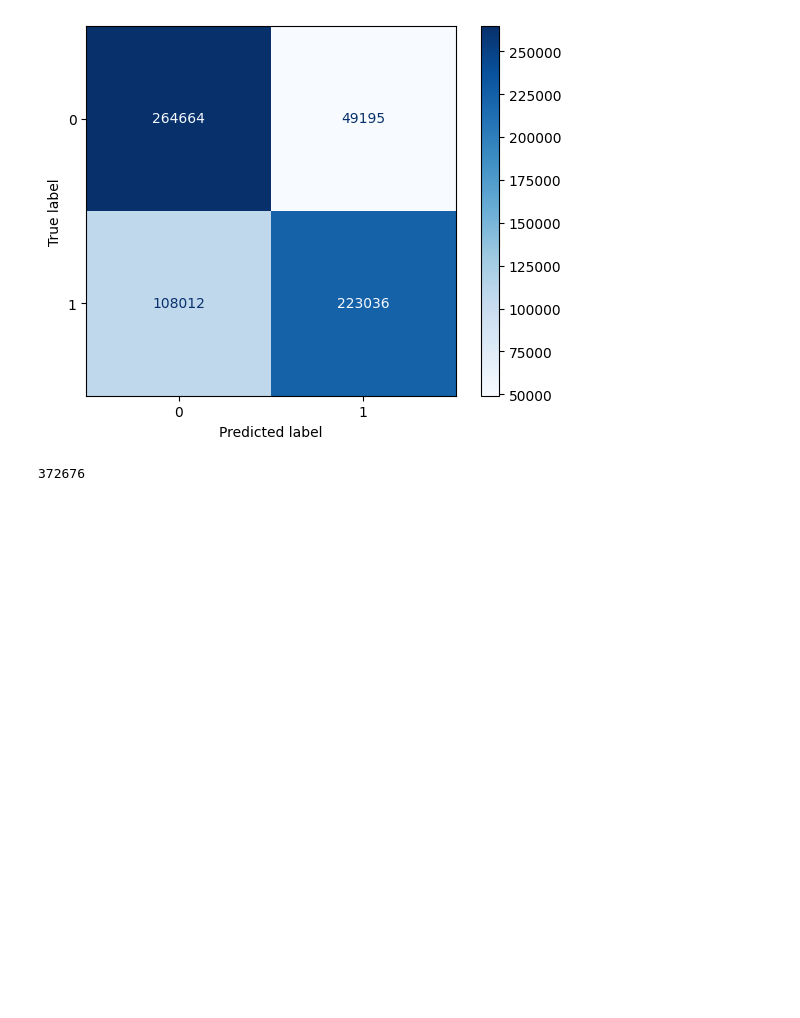
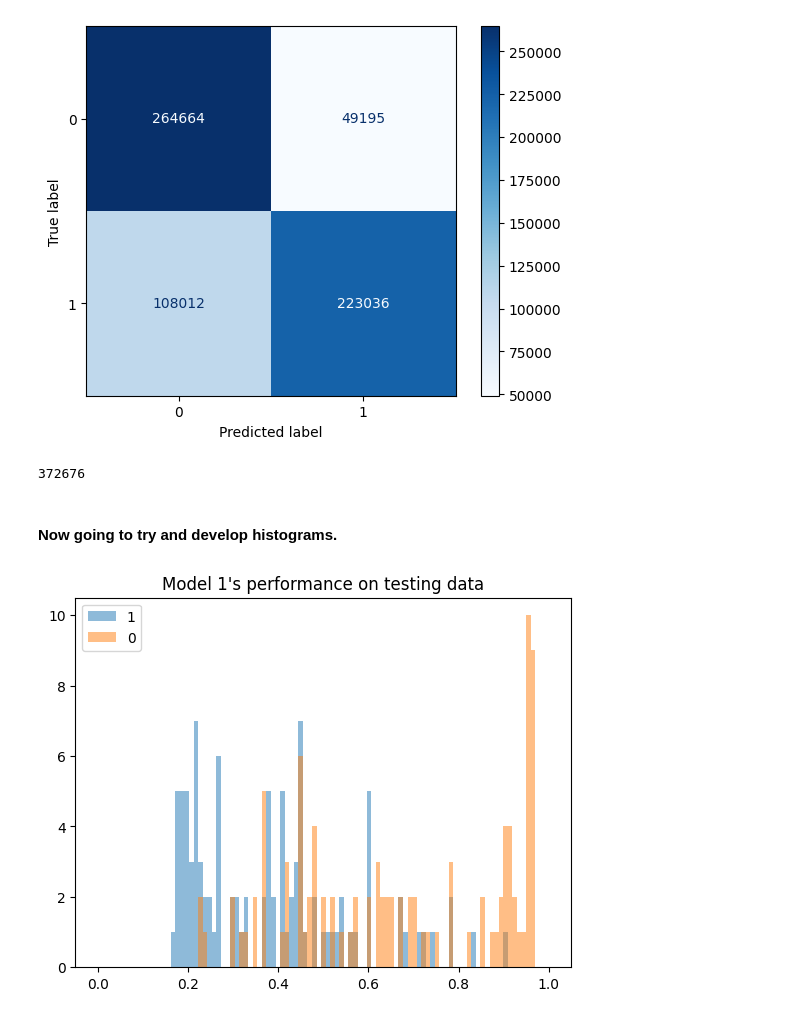
Before and after one commit to boboboon/qtrkx-gnn-tracking, a Jupyter notebook: model_outputs.ipynb, the cells around one changed output. Drawn from its saved outputs; the diff is of its cells as text; code cells hidden in the pictures; blank space fills up the shorter version.

Commit message:
Histograms

```diff
--- a/model_outputs.ipynb
+++ b/model_outputs.ipynb
@@ -108,3 +108,41 @@ count = np.count_nonzero(preds_5== 0)
 print(count)
 # %% [output]
 372676
+# %% [markdown]
+#### Now going to try and develop histograms.
+# %%
+# So we would like to split our predictions into predictions made on 0 labels and 1 labels
+
+labels_0=np.where(labels.numpy() == 0)[0]
+
+preds_0=[] #The predictions on all our 0 labels
+
+#for i in range(len(labels_0)):
+for i in range(100):
+
+    index=labels_0[i] # grab our index
+    guess=preds.numpy()[index] # find our prediction at the corresponding index
+    preds_0.append(guess[0])
+# %%
+# So we would like to split our predictions into predictions made on 0 labels and 1 labels
+
+labels_1=np.where(labels.numpy() == 1)[0]
+
+preds_1=[] #The predictions on all our 0 labels
+
+#for i in range(len(labels_1)):
+for i in range(100):
+
+    index=labels_1[i] # grab our index
+    guess=preds.numpy()[index] # find our prediction at the corresponding index
+    preds_1.append(guess[0])
+# %%
+bins = np.linspace(0, 1, 100)
+
+plt.hist(preds_0, bins, alpha=0.5, label='1')
+plt.hist(preds_1, bins, alpha=0.5, label='0')
+plt.legend(loc='best')
+plt.title("Model 1's performance on testing data")
+plt.show()
+# %% [output]
+[figure, added]
```
Also changed, not shown: parts of 1 cell of this notebook.
